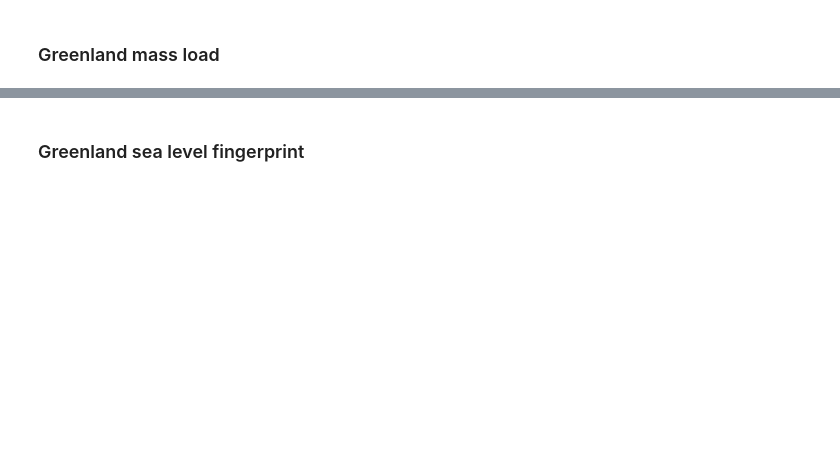
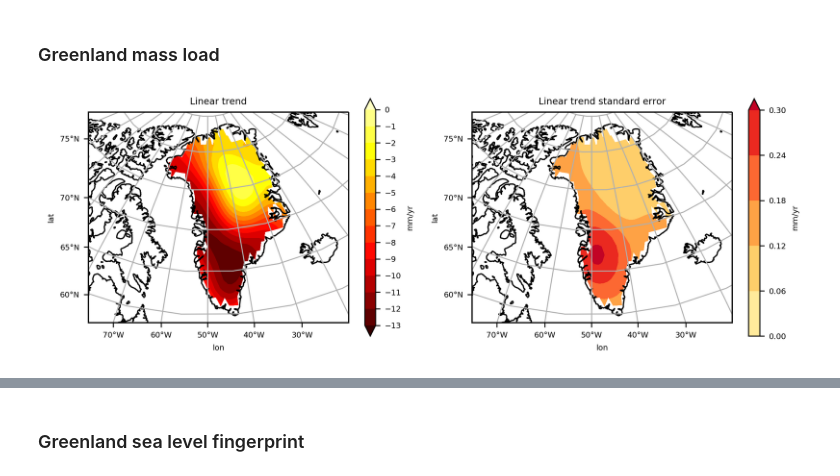
Before and after one commit to chiaweh2/data_visualization, a Jupyter notebook: sea_level_fingerprint.ipynb, the cells around one changed output, grey strips where cells are left out. Saved outputs shown, nothing was run; the diff lists cells and outputs as text; code cells hidden in the pictures; blank space fills up the shorter version.

Commit message:
finish the cartopy testing for GIS load and slf
add the cartopy grid for lambert projection

```diff
--- a/sea_level_fingerprint.ipynb
+++ b/sea_level_fingerprint.ipynb
@@ -25,8 +27,8 @@ dir1='/Users/joedhsu/Research/Rsync/Data_p/GRACE05_CSR/004_154/Greenland/'
 file1='lmass.t60.s300.m.deg1.com004_154.GERUO_ICE5_COMP.ptcorr.nc'
 file2='lmass.t60.s300.m.deg1.scaMB_decom_multi.com004_154.GERUO_ICE5_COMP.ptcorr.nc'
 file3='slf.t60.s300.m.deg1.scaMB_decom_multi.com004_154.GERUO_ICE5_COMP.ptcorr.rf.nc'
-files=[file1]
-outfile=['gisnoscale.nc','gisscale.nc','gisslf.nc']
+files=[file1,file2]
+outfile=['gisnoscale','gisscale','gisslf']
 
 dir2='/Users/joedhsu/Research/Rsync/Data/Mask/Land_mask_v4/'
 mfile2='land.fcn.1x1.1.0_deg_100KM2min_modi_greenland.nc'
@@ -36,7 +38,6 @@ gism=ncdf_io(dir2+mfile2,verbose=0)
 dsm=gism.read_ncdf2xarray()
 
 for i in range(len(files)):
-
     # change the original axis from numpy array to pd.index
     gis=ncdf_io(dir1+files[i],verbose=0)
     ds=gis.read_ncdf2xarray()
@@ -44,33 +45,117 @@ for i in range(len(files)):
     # old time stamp (change from np.array to pd.index)
     gmonth=np.array(ds['time'])+1   # start from 0
     tdict=time_convert(gmonth).gmonth2year_mon()
     year=tdict['year']
     month=tdict['month']
     tstamp=pd.to_datetime([datetime.datetime(year[ii],month[ii],15) for ii in range(len(year))])
 
     # assign new time stamp
     ds['time']=xr.DataArray(tstamp,coords=[tstamp],dims=['time'])
 
     # masking the data
     mask=dsm['z'].where(dsm>1E-10)['z']    # xr.Dataset to xr.Array
     ldata=ds['z']                          # xr.Dataset to xr.Array
     ldata=ldata*mask
 
     # make time array based on timestamp
     yeardate=time_convert(ds.time).tarray_month2year()
 
-    # regression
-    ds=xr.Dataset()
+    #--- regression
+    # the attribute "dm_order" is assigned after regression is performed once
     reg=regress(axis=yeardate)
     dict1=reg.multivar_regress(np.array(ldata.isel(lon=0,lat=0))
                                       ,predef_var='semisea_sea_lin')
-    dimname=reg.dm_order # new dim
+    dimname=reg.dm_order
+    # declare array size
     beta=np.zeros([ldata.lon.shape[0],ldata.lat.shape[0],len(dimname)])+np.nan
     se=np.zeros([ldata.lon.shape[0],ldata.lat.shape[0],len(dimname)])+np.nan
+    ds=xr.Dataset()
     for ii in range(len(ldata.lon)):
         for jj in range(len(ldata.lat)):
             if ~ldata.isel(lon=ii,lat=jj).sum(dim='time',skipna=False).isnull():
                 dict1=reg.multivar_regress(np.array(ldata.isel(lon=ii,lat=jj))
                                           ,predef_var='semisea_sea_lin')
                 beta[ii,jj,:]=dict1['beta']
                 se[ii,jj,:]=dict1['se']
+
+
+    # convert the data to xarray
+    xr_beta=xr.DataArray(beta, coords=[ldata.lon,ldata.lat,dimname],
+                                 dims=['lon','lat','reg_variate'])
+    xr_se=xr.DataArray(se, coords=[ldata.lon,ldata.lat,dimname],
+                         dims=['lon','lat','reg_variate'])
+
+    # !!!!! must change the xarray dimension order to lat lon for plotting !!!!!!
+    xr_beta=xr_beta.T  # for plotting must be lat lon
+    xr_se=xr_se.T
+
+    # combine xarray to dataset and output .nc file
+    ds['beta']=xr_beta
+    ds['se']=xr_se
+    ds.to_netcdf('./data/regress_'+outfile[i]+'.nc')
+
+
+    # set the figure and data projection
+    data_proj=ccrs.PlateCarree()
+    fig_proj=ccrs.Orthographic(-50, 45)    # rotating the center of the projection
+    # fig_proj = ccrs.LambertConformal(central_longitude=-50, central_latitude=45)
+    # fig_proj = ccrs.Mercator(central_longitude=0.0, min_latitude=-80.0, max_latitude=84.0)
+
+    # set the figure axes
+    hmm=89.    # mm
+    vmm=65.    # mm
+    fontsize=6
+    rcParams['xtick.direction'] = 'out'
+    rcParams['ytick.direction'] = 'out'
+    rcParams.update({'font.size': fontsize})
+    rc('font', family='sans-serif')
+    rc('font', serif='Helvetica')
+    mm2inch=0.0393701
+    hmm=hmm*mm2inch
+    vmm=vmm*mm2inch
+    fig=plt.figure(figsize=(hmm,vmm),dpi=300,facecolor='w',edgecolor='w')
+    ax1=fig.add_axes([0,0,1,1],projection=fig_proj)
+    ax2=fig.add_axes([1.18,0,1,1],projection=fig_proj)
+
+    # plot the data in each axes
+    plot1=ds['beta'].sel(reg_variate='lin').plot.contourf(ax=ax1, transform=data_proj
+            , levels=np.linspace(-13,0,14), extend='both',cmap='hot'
+            , cbar_kwargs={'ticks': np.linspace(-13,0,14),'label':'mm/yr'})
+    ax1.set_title('Linear trend')
+    ax1.set_extent([285,340,57,85], crs=data_proj)
+    ax1.coastlines(resolution='50m')
+
+    plot2=ds['se'].sel(reg_variate='lin').plot.contourf(ax=ax2, transform=data_proj
+            , levels=np.linspace(0,0.30,6), extend='max',cmap='YlOrRd'
+            , cbar_kwargs={'ticks': np.linspace(0,0.30,6),'label':'mm/yr'})
+    ax2.set_title('Linear trend standard error')
+    ax2.set_extent([285,340,57,85], crs=data_proj)
+    ax2.coastlines(resolution='50m',)
+
+    ####################  Grid on  ######################
+    # *must* call draw in order to get the axis boundary used to add ticks:
+    fig.canvas.draw()
+    xtick=np.linspace(0,360,37)-180.  # need to be -180~180
+    ytick=np.linspace(55,85,7)
+
+    # Label the end-points of the gridlines using the custom tick makers:
+    ax1.gridlines(xlocs=xtick, ylocs=ytick)
+    ax1.xaxis.set_major_formatter(LONGITUDE_FORMATTER)
+    ax1.yaxis.set_major_formatter(LATITUDE_FORMATTER)
+    lambert_xticks(ax1, xtick)
+    lambert_yticks(ax1, ytick)
+
+    ax2.gridlines(xlocs=xtick, ylocs=ytick)
+    ax2.xaxis.set_major_formatter(LONGITUDE_FORMATTER)
+    ax2.yaxis.set_major_formatter(LATITUDE_FORMATTER)
+    lambert_xticks(ax2, xtick)
+    lambert_yticks(ax2, ytick)
+
+
+    # export the figure
+    plt.savefig('./figures/regress_'+outfile[i]+'.pdf', dpi=300, facecolor='w', edgecolor='w',
+            orientation='landscape', papertype=None, format=None,
+            transparent=False, bbox_inches="tight", pad_inches=None,
+            frameon=None)
+# %% [output]
+[figure, added]
```
Also changed, not shown: parts of 14 cells of this notebook, 1 other file.
